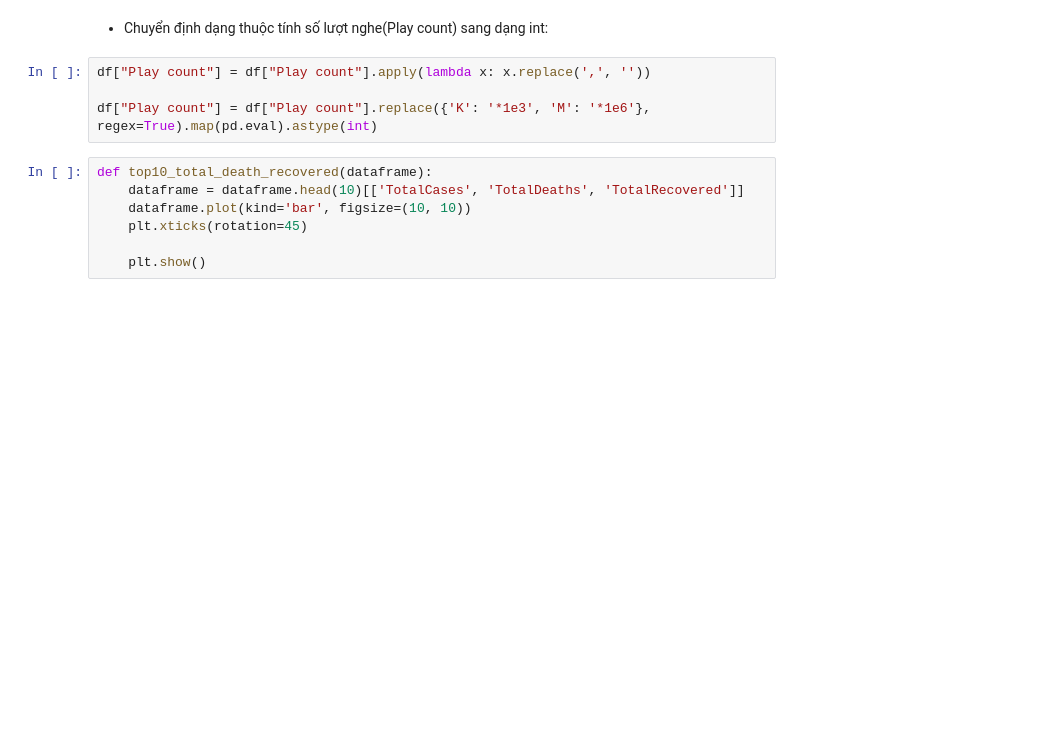
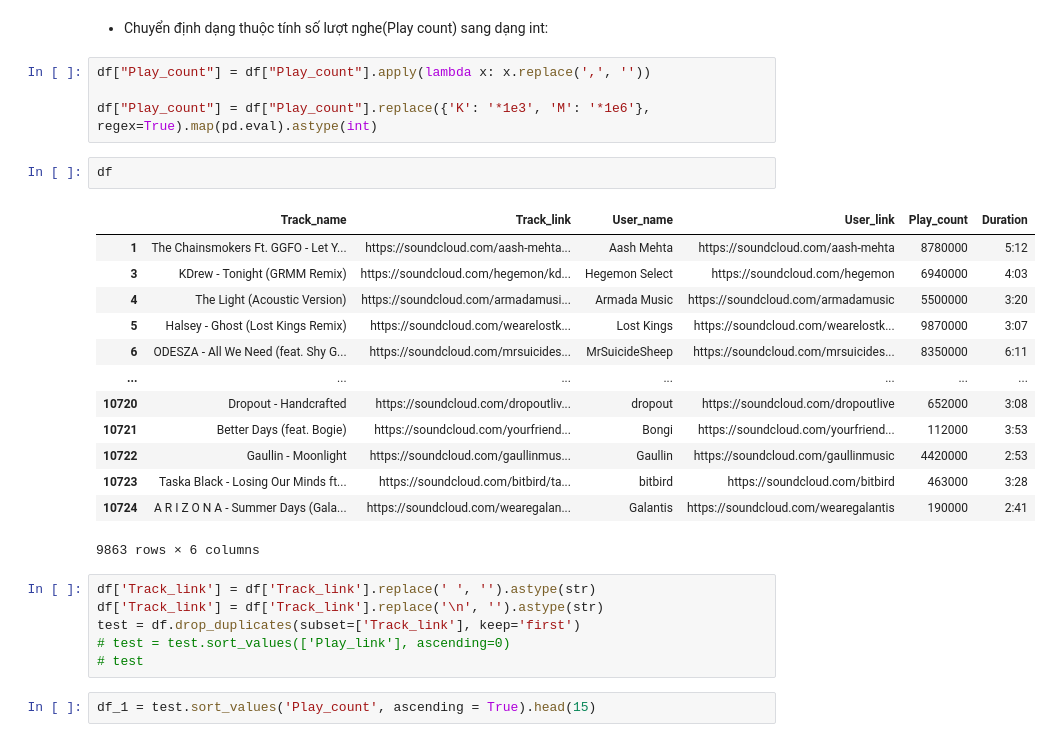
Before and after one commit to bason1999qn/Soundcloud, a Jupyter notebook: Untitled.ipynb, the cells around one changed output. Drawn from its saved outputs; the diff is of its cells as text; blank space fills up the shorter version.

```diff
--- a/Untitled.ipynb
+++ b/Untitled.ipynb
@@ -64,13 +69,30 @@ memory usage: 543.1+ KB
 # %% [markdown]
 - Chuyển định dạng thuộc tính số lượt nghe(Play count) sang dạng int:
 # %%
-df["Play count"] = df["Play count"].apply(lambda x: x.replace(',', ''))
+df["Play_count"] = df["Play_count"].apply(lambda x: x.replace(',', ''))
 
-df["Play count"] = df["Play count"].replace({'K': '*1e3', 'M': '*1e6'}, regex=True).map(pd.eval).astype(int)
+df["Play_count"] = df["Play_count"].replace({'K': '*1e3', 'M': '*1e6'}, regex=True).map(pd.eval).astype(int)
-# %%
-def top10_total_death_recovered(dataframe):
-    dataframe = dataframe.head(10)[['TotalCases', 'TotalDeaths', 'TotalRecovered']]
-    dataframe.plot(kind='bar', figsize=(10, 10))
-    plt.xticks(rotation=45)
-
-    plt.show()
+# %%
+df
+# %% [output]
+|  | Track_name | Track_link | User_name | User_link | Play_count | Duration |
+| 1 | The Chainsmokers Ft. GGFO - Let Y... | https://soundcloud.com/aash-mehta... | Aash Mehta | https://soundcloud.com/aash-mehta | 8780000 | 5:12 |
+| 3 | KDrew - Tonight (GRMM Remix) | https://soundcloud.com/hegemon/kd... | Hegemon Select | https://soundcloud.com/hegemon | 6940000 | 4:03 |
+| 4 | The Light (Acoustic Version) | https://soundcloud.com/armadamusi... | Armada Music | https://soundcloud.com/armadamusic | 5500000 | 3:20 |
+| 5 | Halsey - Ghost (Lost Kings Remix) | https://soundcloud.com/wearelostk... | Lost Kings | https://soundcloud.com/wearelostk... | 9870000 | 3:07 |
+| 6 | ODESZA - All We Need (feat. Shy G... | https://soundcloud.com/mrsuicides... | MrSuicideSheep | https://soundcloud.com/mrsuicides... | 8350000 | 6:11 |
+| ... | ... | ... | ... | ... | ... | ... |
+| 10720 | Dropout - Handcrafted | https://soundcloud.com/dropoutliv... | dropout | https://soundcloud.com/dropoutlive | 652000 | 3:08 |
+| 10721 | Better Days (feat. Bogie) | https://soundcloud.com/yourfriend... | Bongi | https://soundcloud.com/yourfriend... | 112000 | 3:53 |
+| 10722 | Gaullin - Moonlight | https://soundcloud.com/gaullinmus... | Gaullin | https://soundcloud.com/gaullinmusic | 4420000 | 2:53 |
+| 10723 | Taska Black - Losing Our Minds ft... | https://soundcloud.com/bitbird/ta... | bitbird | https://soundcloud.com/bitbird | 463000 | 3:28 |
+| 10724 | A R I Z O N A - Summer Days (Gala... | https://soundcloud.com/wearegalan... | Galantis | https://soundcloud.com/wearegalantis | 190000 | 2:41 |
+9863 rows × 6 columns
+# %%
+df['Track_link'] = df['Track_link'].replace(' ', '').astype(str)
+df['Track_link'] = df['Track_link'].replace('\n', '').astype(str)
+test = df.drop_duplicates(subset=['Track_link'], keep='first')
+# test = test.sort_values(['Play_link'], ascending=0)
+# test
+# %%
+df_1 = test.sort_values('Play_count', ascending = True).head(15)
```
Also changed, not shown: parts of 8 cells of this notebook.
